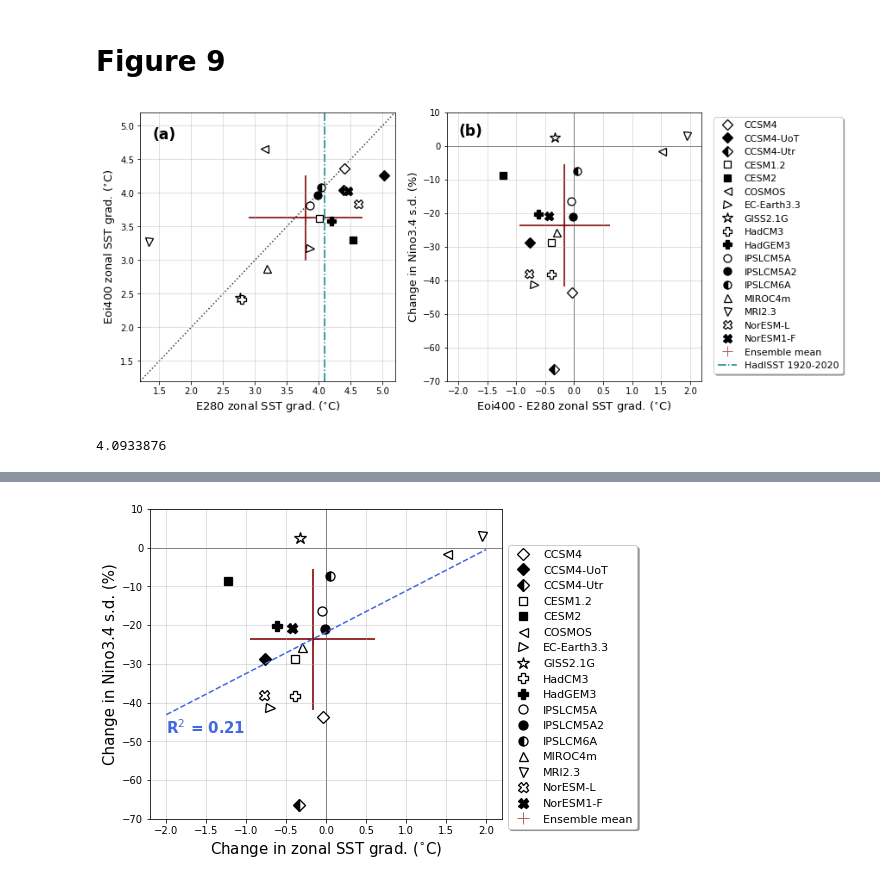
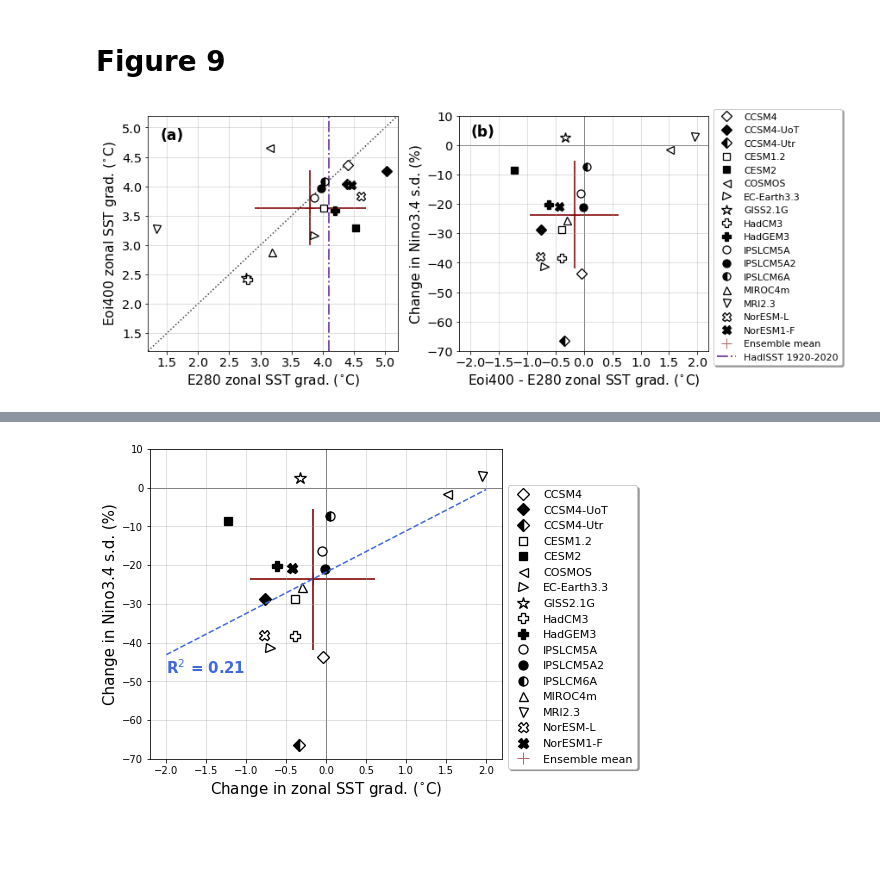
Before and after one commit to arthuroldeman/pliomip2-enso, a Jupyter notebook: zonal_SSTs.ipynb, the cells around one changed output, grey strips where cells are left out. Saved outputs shown, nothing was run; the diff lists cells and outputs as text; code cells hidden in the pictures; blank space fills up the shorter version.

```diff
--- a/zonal_SSTs.ipynb
+++ b/zonal_SSTs.ipynb
@@ -187,15 +213,3 @@ for i in range(len(modellist)):
 
 EM_TPms_e280   = TPmean_e280/(len(modellist) - TP_e280_mask)
 EM_TPms_eoi400 = TPmean_eoi400/(len(modellist) - TP_eoi400_mask)
-# %%
-diff = np.zeros(len(modellist))
-deg = 0.5
-for i in range(len(modellist)):
-
-    model = modellist[i]
-    a = Zonal_SST_gradient(model, run = 'E280', latbound = 23, latmean = False)
-    b = Zonal_SST_gradient(model, run = 'EOI400', latbound = 23, latmean = False)
-
-    ds   = b-a.values
-    diff[i] = ds.sel(longitude = slice(273-deg, 273+deg)).sel(
-        latitude = slice(5.8-deg, 5.8+deg)).mean()
@@ -605,6 +554,8 @@ textx = [1.4, -2]; texty = [4.8, 3]; textlist = ['(a)', '(b)'];
 
 xlist = [diff_e280, (diff_eoi400-diff_e280) ]
 ylist = [diff_eoi400,   100*(std_eoi400-std_e280)/std_e280 ]
+
+xticks = [[1.5,2,2.5,3,3.5,4,4.5,5], [-2,-1.5,-1,-0.5,0,0.5,1,1.5,2]]
 
 xlabels = [r'E280 zonal SST grad. ($^{\circ}$C)', r'Eoi400 - E280 zonal SST grad. ($^{\circ}$C)']
 ylabels = [r'Eoi400 zonal SST grad. ($^{\circ}$C)', r'Change in Nino3.4 s.d. (%)']
@@ -619,7 +570,8 @@ colors  = ['w', 'k', 'w', 'w', 'k', 'w', 'w', 'w', 'w', 'k', 'w', 'k', 'w', 'w',
 fillstyles = ['full', 'full', 'right', 'full', 'full', 'full', 'full', 'full', 'full', 'full', 'full',
               'full', 'right', 'full', 'full', 'full', 'full']
 
-fig, axs = plt.subplots(ncols=2,nrows=1,figsize=(figwidth2, 5), constrained_layout = True)
+pylab.rcParams.update(params2)
+fig, axs = plt.subplots(ncols=2,nrows=1,figsize=(figwidth2, 4.6), constrained_layout = True)
 
 for j in range(2):
 
@@ -630,44 +582,39 @@ for j in range(2):
         p=ax.plot(x[i], y[i], label = modellist[i], marker = markers[i], markersize = msize[i], color=colors[i], linestyle='None',
                 markeredgecolor ='k', fillstyle = fillstyles[i], markerfacecoloralt = 'k', markeredgewidth=1.3)
 
     # plot ensemble mean +- std dev
     emcolor = 'maroon'
     p2 = ax.plot(np.mean(x), np.mean(y), color = emcolor, linestyle = 'None', marker ='+', markersize = 12, label = 'Ensemble mean', zorder=-1, alpha=0.6)
     ax.plot([np.mean(x) - np.std(x), np.mean(x) + np.std(x)], [np.mean(y), np.mean(y)],
         '-', color = emcolor, zorder=-1, linewidth=2, alpha=0.8)
     ax.plot([np.mean(x), np.mean(x)], [np.mean(y) - np.std(y), np.mean(y) + np.std(y)],
         '-', color = emcolor, zorder=-1, linewidth=2, alpha=0.8)
 
     # grid
-    ax.grid(alpha=0.5);
+    ax.grid(alpha=0.5)
+    ax.set_xticks(xticks[j])
     ax.plot(xlims[j], [0,0], 'k-', alpha=0.6, zorder=-1, linewidth=1)
     ax.plot([0,0], ylims[j], 'k-', alpha=0.6, zorder=-1, linewidth=1)
     if j==0:
         ax.plot(xlims[j], ylims[j], 'k:', alpha=0.8, zorder = -1)
 
     # plot HadISST observations
     if j==0:
-        ax.plot([zsg_hadisst, zsg_hadisst], ylims[j], color = 'teal', linestyle='-.', linewidth=1.5, alpha=1, zorder=-1, label = 'HadISST 1920-2020')
-    if j==1: ax.plot([-100, -100], ylims[j], color = 'teal', linestyle='-.', linewidth=1.5, alpha=1, zorder=-1, label = 'HadISST 1920-2020')
+        ax.plot([zsg_hadisst, zsg_hadisst], ylims[j], color = 'indigo', linestyle='-.', linewidth=2, alpha=0.7, zorder=-1, label = 'HadISST 1920-2020')
+    if j==1: ax.plot([-100, -100], ylims[j], color = 'indigo', linestyle='-.', linewidth=2, alpha=0.7, zorder=-1, label = 'HadISST 1920-2020')
 
     # legend
     if j==1:
-        ax.legend(shadow=True, fontsize=11, loc='upper center', bbox_to_anchor=(1.3, 1))
+        ax.legend(shadow=True, bbox_to_anchor=(1., 1.05), fontsize=11.)
 
     ax.set_xlim(xlims[j]); ax.set_ylim(ylims[j])
-    ax.set_xlabel(xlabels[j], fontsize=labelfontsize)
-    ax.set_ylabel(ylabels[j], fontsize=labelfontsize)
+    ax.set_xlabel(xlabels[j])
+    ax.set_ylabel(ylabels[j])
 #     ax.set_title(titles[j], fontsize=14)
 
     if caption==True:
         ax.text(textx[j], texty[j], textlist[j], fontsize = 17, fontweight = 'bold')
 
-# plt.savefig('figures/Nino34_vs_zonalSSTgrad_v3.png', bbox_inches='tight', dpi=200)
-# plt.savefig('figures/Nino34_vs_zonalSSTgrad_v3.pdf', bbox_inches='tight')
-# plt.savefig('figures/figure9.pdf', bbox_inches='tight')
+plt.savefig('figures/figure9.pdf', bbox_inches='tight')
 # %% [output]
-[figure, old version]
+[figure, new version]
-# %%
-zsg_hadisst
-# %% [output]
-4.0933876
```
Also changed, not shown: parts of 22 cells of this notebook.
